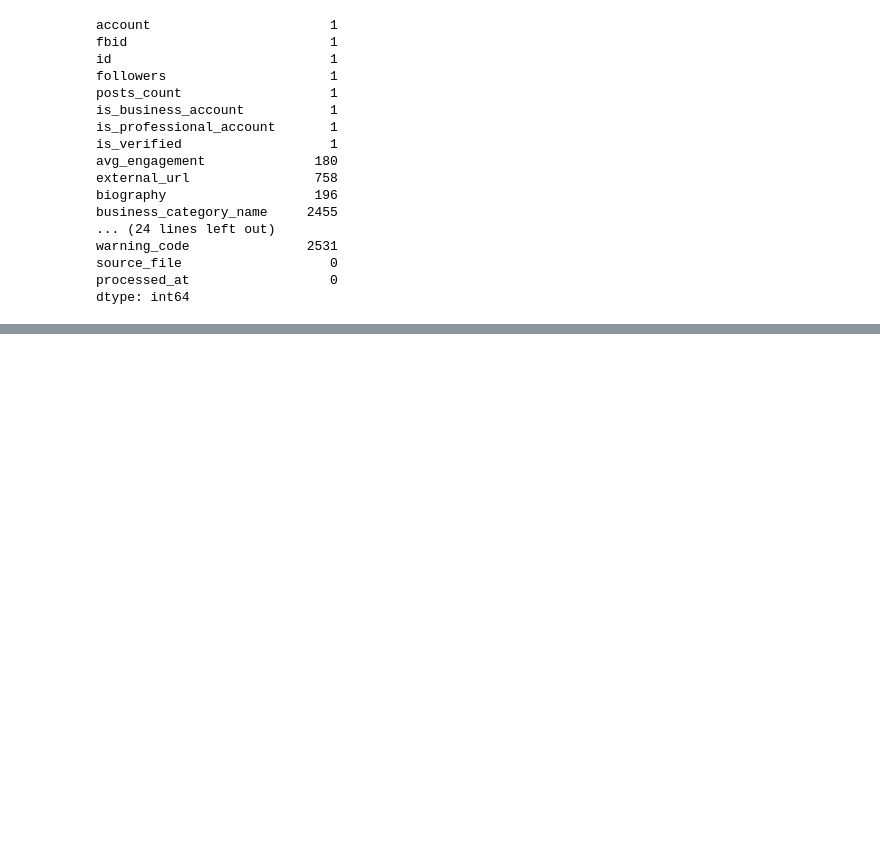
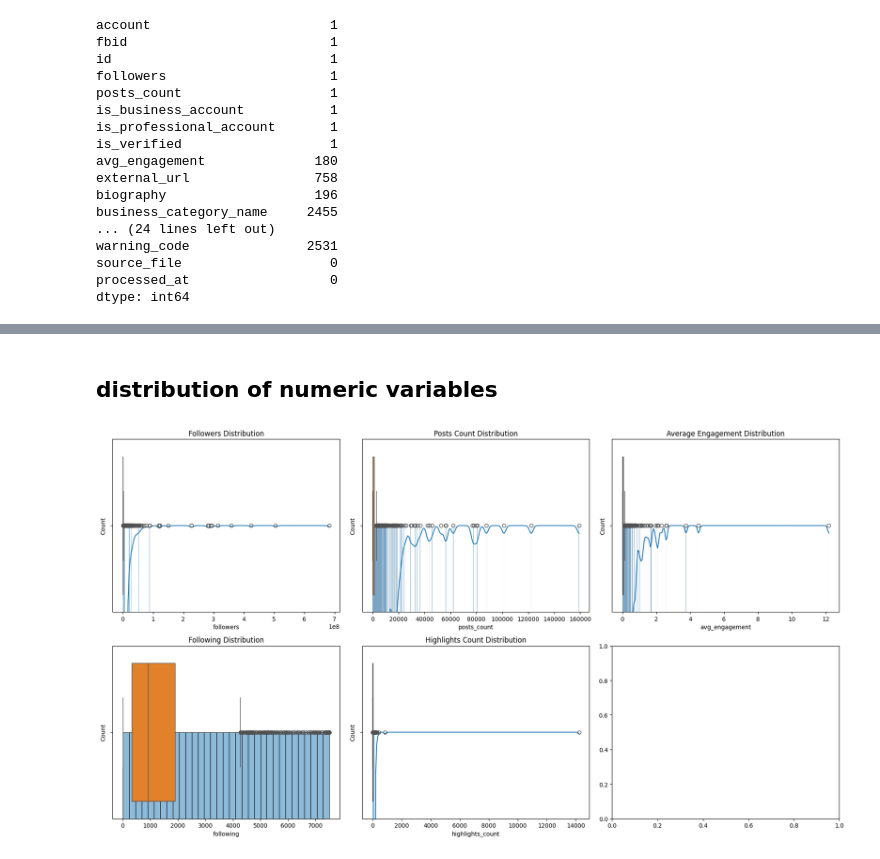
Before and after one commit to Emily-Ngahu/Creator-Brand-Recommender, a Jupyter notebook: Content_based_recommender.ipynb, the cells around one changed output, grey strips where cells are left out. Drawn from its saved outputs; the diff is of its cells as text; code cells hidden in the pictures; blank space fills up the shorter version.

```diff
--- a/Content_based_recommender.ipynb
+++ b/Content_based_recommender.ipynb
@@ -119,7 +141,7 @@ print(df.shape)
 columns_to_drop = [
     'profile_name', 'full_name', 'fbid', 'id', 'external_url', 'business_category_name', 'posts',
     'profile_url', 'is_private', 'url', 'is_joined_recently', 'has_channel',
-    'partner_id', 'timestamp', 'input', 'source_file', 'processed_at'
+    'partner_id', 'timestamp','profile_image_link', 'input', 'source_file', 'processed_at'
 ]
 
 # Drop the columns from the DataFrame
@@ -127,18 +149,17 @@ df = df.drop(columns=columns_to_drop)
 
 print(df.shape)
 
-#Remove columns with more than 50% missing data
+## Remove columns with more than 50% missing data
 # Calculate the threshold for 50% missing data
 threshold = len(df) * 0.5
-
-# Remove columns with more than 50% missing data
 df = df.dropna(axis=1, thresh=threshold)
 
 
 print(df.shape)
 
 
-# filling avg_engagement column
+## filling avg_engagement column
+
 # Set up the figure and axes
 fig, axes = plt.subplots(1, 2, figsize=(12, 6))
 
@@ -157,14 +178,13 @@ axes[1].set_xlabel('Avg Engagement')
 plt.tight_layout()
 plt.show()
 
-#Since the data is highly skewed,  impute missing values with the median
-
+#Since the data is highly skewed, impute missing values with the median
 median_val = df['avg_engagement'].median()
 df['avg_engagement'].fillna(median_val, inplace=True)
 
+#Followers column
 null_followers = df[df['followers'].isnull()]
-print(null_followers)
-
+print(null_followers.head())
 #Most of it's entries in other columns are empty hence we delete it
 df= df.dropna(subset=['followers'])
 
@@ -173,6 +193,9 @@ df = df.drop(columns=['category_name'])
 
 # Drop the 'biography' column since it's now represented by 'niche'
 df= df.drop(columns=['biography'])
+df= df.drop(columns=['biography_clean'])
+
+
 
 df.shape
 # %% [output]
@@ -222,0 +258,24 @@ df.shape
+# %% [markdown]
+## distribution of numeric variables
+# %%
+
+fig, axes = plt.subplots(2, 3, figsize=(18, 10))
+
+# Plot histograms
+sns.histplot(df['followers'], ax=axes[0, 0], kde=True).set_title('Followers Distribution')
+sns.histplot(df['posts_count'], ax=axes[0, 1], kde=True).set_title('Posts Count Distribution')
+sns.histplot(df['avg_engagement'], ax=axes[0, 2], kde=True).set_title('Average Engagement Distribution')
+sns.histplot(df['following'], ax=axes[1, 0], kde=True).set_title('Following Distribution')
+sns.histplot(df['highlights_count'], ax=axes[1, 1], kde=True).set_title('Highlights Count Distribution')
+
+# Plot boxplots
+sns.boxplot(x=df['followers'], ax=axes[0, 0])
+sns.boxplot(x=df['posts_count'], ax=axes[0, 1])
+sns.boxplot(x=df['avg_engagement'], ax=axes[0, 2])
+sns.boxplot(x=df['following'], ax=axes[1, 0])
+sns.boxplot(x=df['highlights_count'], ax=axes[1, 1])
+
+plt.tight_layout()
+plt.show()
+# %% [output]
+[figure, added]
```
Also changed, not shown: parts of 23 cells of this notebook, 1 other file.
